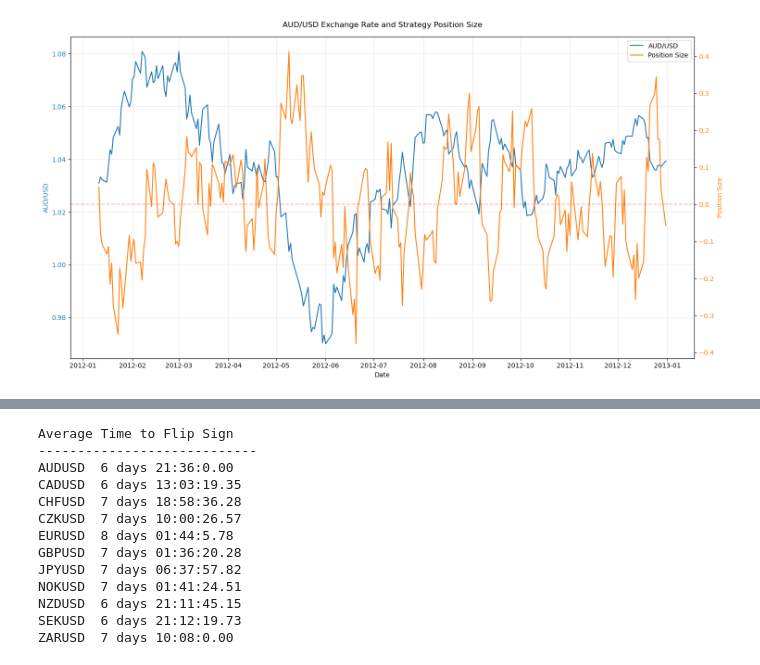
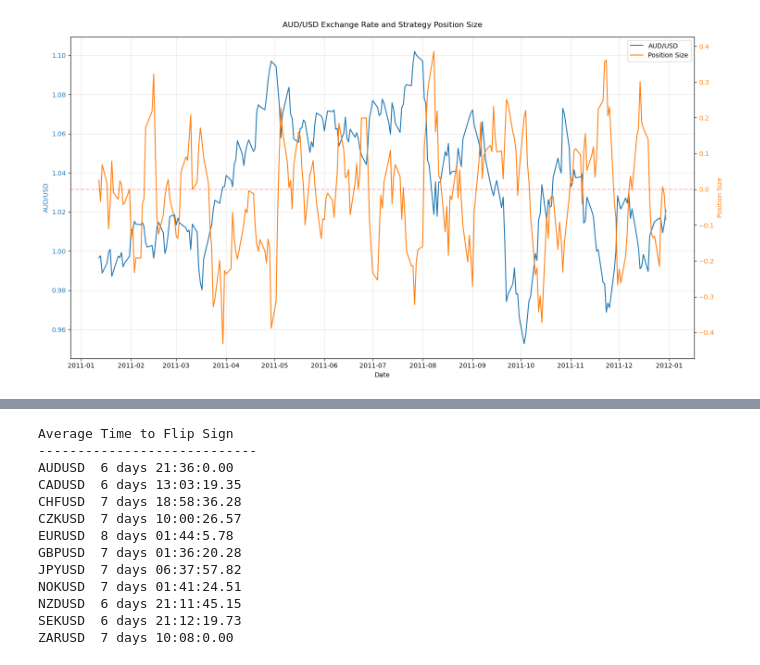
Before and after one commit to ShengHaozz/NUSiQF-FX, a Jupyter notebook: NUSiFX.ipynb, the cells around one changed output, grey strips where cells are left out. Saved outputs shown, nothing was run; the diff lists cells and outputs as text; code cells hidden in the pictures.

Commit message:
Update (15/01/2025) (#7)
Change alpha creation + add risk_free to sharpe_ratio

```diff
--- a/NUSiFX.ipynb
+++ b/NUSiFX.ipynb
@@ -5,51 +5,56 @@ from scipy.stats import pearsonr
 import matplotlib.pyplot as plt
 import matplotlib.dates as mdates
 # %%
-df = pd.read_csv(r"C:\Users\admin\Downloads\data.csv")
-df['date'] = pd.to_datetime(df['date'])
-df.set_index('date', inplace=True)
-df.index = pd.to_datetime(df.index)
+def load_data(link: str) -> pd.DataFrame:
+    df = pd.read_csv(link)  # Convert backslashes to forward slashes
+    df['date'] = pd.to_datetime(df['date'])
+    df.set_index('date', inplace=True)
+    return df
+link = r"C:\Users\admin\Downloads\data.csv"
+
+df = load_data(link)
 # %%
 def alpha_gen(input_df: pd.DataFrame, look_back_days: int, start_date: str, end_date: str, currency: str) -> pd.DataFrame:
     df = input_df.copy()
     df = df.loc[start_date:end_date]
     df['returns'] = df[currency].pct_change()
     df['alpha'] = -(df[currency] - df[currency].shift(look_back_days)) / df[currency].shift(look_back_days)
-    df['rolling_vol'] = df['returns'].rolling(window=7).std() * np.sqrt(252)
-    df['total_position'] = df['alpha'] / df['rolling_vol']
+    #df['rolling_vol'] = df['returns'].rolling(window=7).std() * np.sqrt(252)
+    #df['total_position'] = df['alpha'] / df['rolling_vol']
     df = df.dropna()
     return df
 # %%
-df_filtered = alpha_gen(df, look_back_days=5, start_date='2012-01-01', end_date='2012-12-31', currency='AUDUSD Curncy')
+def plot_pos_price(input_df: pd.DataFrame, look_back_days: int, start_date: str, end_date: str, currency: str) -> None:
+    df_filtered = alpha_gen(input_df, look_back_days, start_date, end_date, currency)
+    fig, ax1 = plt.subplots(figsize=(15, 8))
+    ax1.set_xlabel('Date')
+    ax1.set_ylabel('AUD/USD', color='tab:blue')
+    line1 = ax1.plot(df_filtered.index, df_filtered['AUDUSD Curncy'], color='tab:blue', label='AUD/USD', linewidth=1.5)
+    ax1.tick_params(axis='y', labelcolor='tab:blue')
 
-fig, ax1 = plt.subplots(figsize=(15, 8))
-ax1.set_xlabel('Date')
-ax1.set_ylabel('AUD/USD', color='tab:blue')
-line1 = ax1.plot(df_filtered.index, df_filtered['AUDUSD Curncy'], color='tab:blue', label='AUD/USD', linewidth=1.5)
-ax1.tick_params(axis='y', labelcolor='tab:blue')
+    ax2 = ax1.twinx()
+    ax2.set_ylabel('Position Size', color='tab:orange')
+    line2 = ax2.plot(df_filtered.index, df_filtered['total_position'], color='tab:orange', label='Position Size', linewidth=1.5)
+    ax2.tick_params(axis='y', labelcolor='tab:orange')
+    ax2.axhline(y=0, color='red', linestyle='--', alpha=0.3)
+    ax1.xaxis.set_major_locator(mdates.MonthLocator())
+    ax1.xaxis.set_major_formatter(mdates.DateFormatter('%Y-%m'))
+    plt.xticks(rotation=45)
+    plt.title('AUD/USD Exchange Rate and Strategy Position Size', pad=15)
+    lines = line1 + line2
+    labels = [l.get_label() for l in lines]
+    ax2.legend(lines, labels, loc='upper right')
+    ax1.grid(True, alpha=0.3)
+    plt.tight_layout()
+    plt.show()
 
-ax2 = ax1.twinx()
-ax2.set_ylabel('Position Size', color='tab:orange')
-line2 = ax2.plot(df_filtered.index, df_filtered['total_position'], color='tab:orange', label='Position Size', linewidth=1.5)
-ax2.tick_params(axis='y', labelcolor='tab:orange')
-ax2.axhline(y=0, color='red', linestyle='--', alpha=0.3)
-ax1.xaxis.set_major_locator(mdates.MonthLocator())
-ax1.xaxis.set_major_formatter(mdates.DateFormatter('%Y-%m'))
-plt.xticks(rotation=45)
-plt.title('AUD/USD Exchange Rate and Strategy Position Size', pad=15)
-lines = line1 + line2
-labels = [l.get_label() for l in lines]
-ax2.legend(lines, labels, loc='upper right')
-ax1.grid(True, alpha=0.3)
-plt.tight_layout()
-plt.show()
+    print("\nStrategy Statistics:")
+    print(f"Average Position: {df_filtered['total_position'].mean():.4f}")
+    print(f"Position Std Dev: {df_filtered['total_position'].std():.4f}")
+    print(f"Max Position: {df_filtered['total_position'].max():.4f}")
+    print(f"Min Position: {df_filtered['total_position'].min():.4f}")
 
-# Print statistics
-print("\nStrategy Statistics:")
-print(f"Average Position: {df_filtered['total_position'].mean():.4f}")
-print(f"Position Std Dev: {df_filtered['total_position'].std():.4f}")
-print(f"Max Position: {df_filtered['total_position'].max():.4f}")
-print(f"Min Position: {df_filtered['total_position'].min():.4f}")
+plot_pos_price(df, look_back_days=5, start_date='2011-01-01', end_date='2011-12-31', currency='AUDUSD Curncy')
 # %% [output]
-[figure, old version]
+[figure, new version]
 Strategy Statistics:
```
Also changed, not shown: parts of 2 cells of this notebook.
